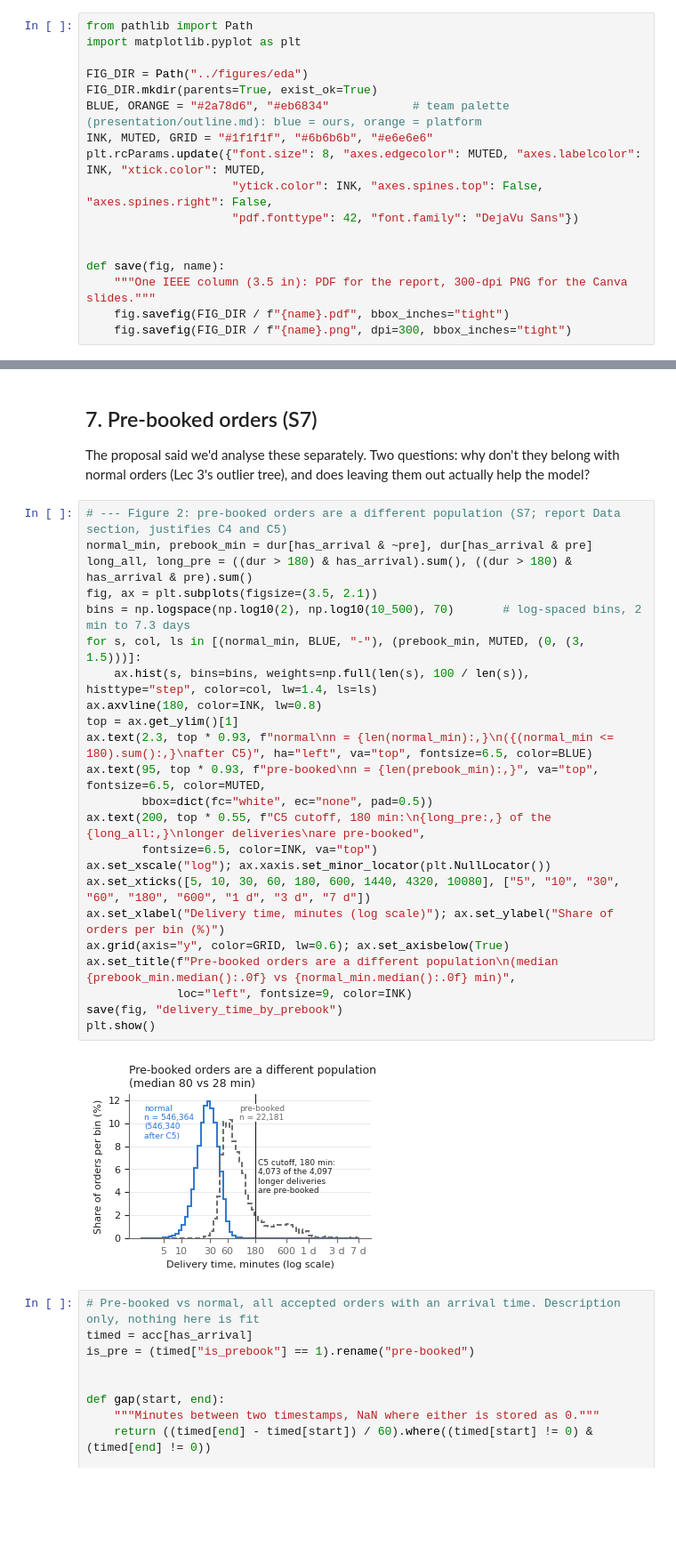
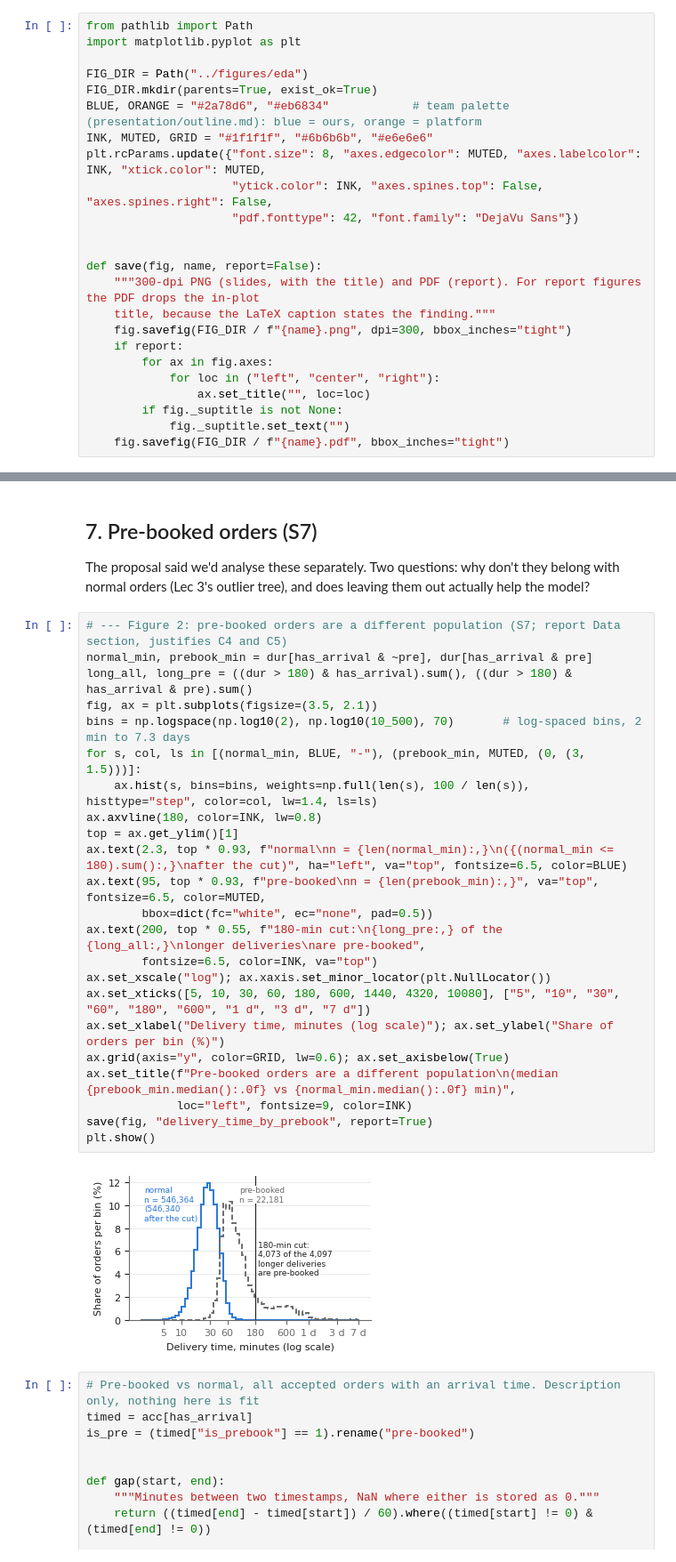
Before and after one commit to lynn60107070/dsai5101-delivery-eta, a Jupyter notebook: notebooks/01_data_audit.ipynb, the cells around one changed output, grey strips where cells are left out. Shown at 89% size. Drawn from its saved outputs; the diff is of its cells as text; blank space fills up the shorter version.

Commit message:
S8: regenerate EDA figures and notebooks 01-03
Co-Authored-By: Claude Opus 5.5 <noreply@anthropic.com>

```diff
--- a/notebooks/01_data_audit.ipynb
+++ b/notebooks/01_data_audit.ipynb
@@ -561,10 +561,17 @@ plt.rcParams.update({"font.size": 8, "axes.edgecolor": MUTED, "axes.labelcolor":
                      "pdf.fonttype": 42, "font.family": "DejaVu Sans"})
 
 
-def save(fig, name):
-    """One IEEE column (3.5 in): PDF for the report, 300-dpi PNG for the Canva slides."""
+def save(fig, name, report=False):
+    """300-dpi PNG (slides, with the title) and PDF (report). For report figures the PDF drops the in-plot
+    title, because the LaTeX caption states the finding."""
+    fig.savefig(FIG_DIR / f"{name}.png", dpi=300, bbox_inches="tight")
+    if report:
+        for ax in fig.axes:
+            for loc in ("left", "center", "right"):
+                ax.set_title("", loc=loc)
+        if fig._suptitle is not None:
+            fig._suptitle.set_text("")
     fig.savefig(FIG_DIR / f"{name}.pdf", bbox_inches="tight")
-    fig.savefig(FIG_DIR / f"{name}.png", dpi=300, bbox_inches="tight")
 # %%
 # --- Cleaning funnel (slide 4; the report uses the before -> after table in §5)
 labels = ["Raw dispatch attempts", "Keep accepted (C1)", "Has arrival time (C3)",
@@ -651,28 +658,28 @@ outlier tree), and does leaving them out actually help the model?
 # %%
 # --- Figure 2: pre-booked orders are a different population (S7; report Data section, justifies C4 and C5)
 normal_min, prebook_min = dur[has_arrival & ~pre], dur[has_arrival & pre]
 long_all, long_pre = ((dur > 180) & has_arrival).sum(), ((dur > 180) & has_arrival & pre).sum()
 fig, ax = plt.subplots(figsize=(3.5, 2.1))
 bins = np.logspace(np.log10(2), np.log10(10_500), 70)       # log-spaced bins, 2 min to 7.3 days
 for s, col, ls in [(normal_min, BLUE, "-"), (prebook_min, MUTED, (0, (3, 1.5)))]:
     ax.hist(s, bins=bins, weights=np.full(len(s), 100 / len(s)), histtype="step", color=col, lw=1.4, ls=ls)
 ax.axvline(180, color=INK, lw=0.8)
 top = ax.get_ylim()[1]
-ax.text(2.3, top * 0.93, f"normal\nn = {len(normal_min):,}\n({(normal_min <= 180).sum():,}\nafter C5)", ha="left", va="top", fontsize=6.5, color=BLUE)
+ax.text(2.3, top * 0.93, f"normal\nn = {len(normal_min):,}\n({(normal_min <= 180).sum():,}\nafter the cut)", ha="left", va="top", fontsize=6.5, color=BLUE)
 ax.text(95, top * 0.93, f"pre-booked\nn = {len(prebook_min):,}", va="top", fontsize=6.5, color=MUTED,
         bbox=dict(fc="white", ec="none", pad=0.5))
-ax.text(200, top * 0.55, f"C5 cutoff, 180 min:\n{long_pre:,} of the {long_all:,}\nlonger deliveries\nare pre-booked",
+ax.text(200, top * 0.55, f"180-min cut:\n{long_pre:,} of the {long_all:,}\nlonger deliveries\nare pre-booked",
         fontsize=6.5, color=INK, va="top")
 ax.set_xscale("log"); ax.xaxis.set_minor_locator(plt.NullLocator())
 ax.set_xticks([5, 10, 30, 60, 180, 600, 1440, 4320, 10080], ["5", "10", "30", "60", "180", "600", "1 d", "3 d", "7 d"])
 ax.set_xlabel("Delivery time, minutes (log scale)"); ax.set_ylabel("Share of orders per bin (%)")
 ax.grid(axis="y", color=GRID, lw=0.6); ax.set_axisbelow(True)
 ax.set_title(f"Pre-booked orders are a different population\n(median {prebook_min.median():.0f} vs {normal_min.median():.0f} min)",
              loc="left", fontsize=9, color=INK)
-save(fig, "delivery_time_by_prebook")
+save(fig, "delivery_time_by_prebook", report=True)
 plt.show()
 # %% [output]
-[figure, old version]
+[figure, new version]
 # %%
 # Pre-booked vs normal, all accepted orders with an arrival time. Description only, nothing here is fit
 timed = acc[has_arrival]
```
Also changed, not shown: 16 other files.
